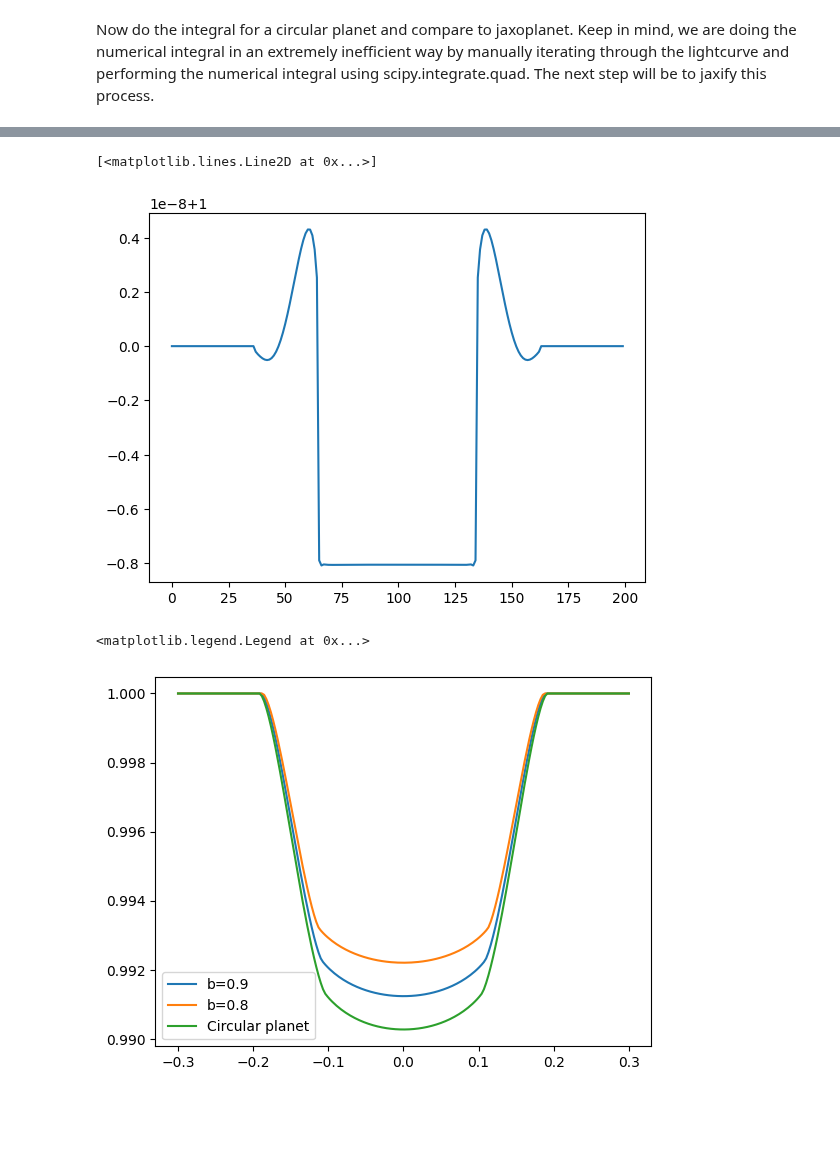
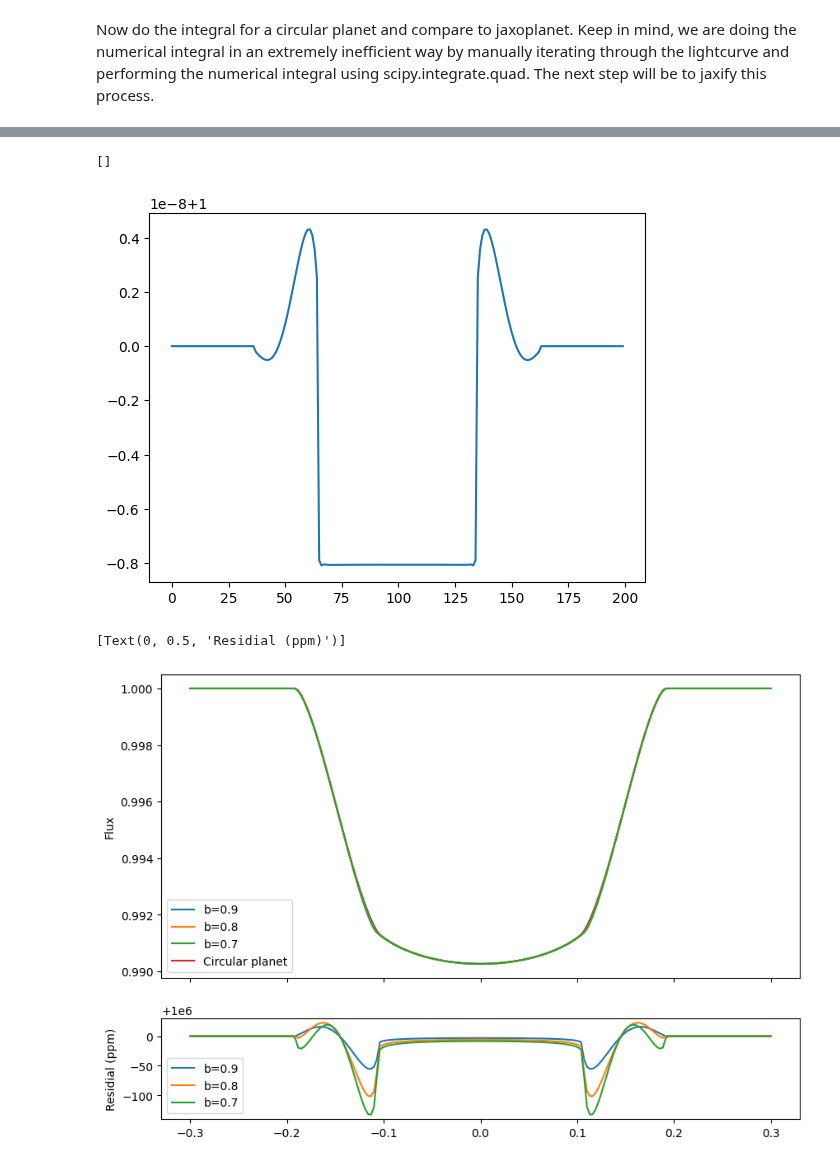
Before and after one commit to shishirdholakia/eclipsoid, a Jupyter notebook: notebooks/OblateLightCurveTest.ipynb, the cells around one changed output, grey strips where cells are left out. Cells and saved outputs as stored; diff of their text form; code cells hidden in the pictures; blank space fills up the shorter version.

```diff
--- a/notebooks/OblateLightCurveTest.ipynb
+++ b/notebooks/OblateLightCurveTest.ipynb
@@ -26,7 +26,7 @@ Remember that in the notebook BruteForceVsNumerical.ipynb, we compared a brute f
 params = {'period':300.456,
           'radius':0.1,
           'u':jnp.array([0.3,0.2]),
-          'b':1.0,
+          'b':1,
           'bo':0.8,
 }
 # The light curve calculation requires an orbit
@@ -88,29 +84,37 @@ for i, (xi, phi, x, y) in enumerate(tqdm(zip(xis, phis, xo, yo))):
 # %%
 plt.plot((fluxes/fluxes[0])/(lc[0]+1))
+plt.plot()
 # %% [output]
-[<matplotlib.lines.Line2D at 0x...>]
+[]
 [figure]
 # %%
-for b in [0.9,0.8]:
+fig, ax = plt.subplots(2,1, figsize=(10, 7), sharex=True, gridspec_kw={'height_ratios': [3, 1]})
+
+for b in [0.9,0.8, 0.7]:
     params['b'] = b
 
     xis, phis = [],[]
     for x, y in zip(xo, yo):
-        xis.append(compute_bounds(params['b'],x,y,params['radius'])[0])
-        phis.append(compute_bounds(params['b'],x,y,params['radius'])[1])
+        xis.append(compute_bounds(params['b'],x,y,params['radius']/jnp.sqrt(params['b']))[0])
+        phis.append(compute_bounds(params['b'],x,y,params['radius']/jnp.sqrt(params['b']))[1])
 
     from tqdm.notebook import tqdm
     fluxes = np.zeros(len(t))
     for i, (xi, phi, x, y) in enumerate(tqdm(zip(xis, phis, xo, yo))):
         g = greens_basis_transform(params['u'])
         sT_num = np.zeros(len(g))
         for n in range(len(g)):
             if g[n]!=0:
-                sT_num[n] = sT(phi, xi,params['b'],x,y,params['radius'], n=n)
+                sT_num[n] = sT(phi, xi,params['b'],x,y,params['radius']/jnp.sqrt(params['b']), n=n)
         fluxes[i] = sT_num@g
-    plt.plot(t, fluxes/fluxes[0],label='b='+str(b))
-plt.plot(t,lc[0]+1,label='Circular planet')
-plt.legend()
+    fluxes
+    ax[0].plot(t, fluxes/fluxes[0],label='b='+str(b))
+    ax[1].plot(t, 1e6* (fluxes/fluxes[0] / (lc[0]+1)), label='b='+str(b))
+ax[0].plot(t,lc[0]+1,label='Circular planet', zorder=-1)
+ax[0].legend()
+ax[1].legend()
+ax[0].set(ylabel='Flux')
+ax[1].set(ylabel='Residial (ppm)')
 # %% [output]
-<matplotlib.legend.Legend at 0x...>
+[Text(0, 0.5, 'Residial (ppm)')]
-[figure, old version]
+[figure, new version]
```
Also changed, not shown: parts of 2 cells of this notebook, 4 other files.
